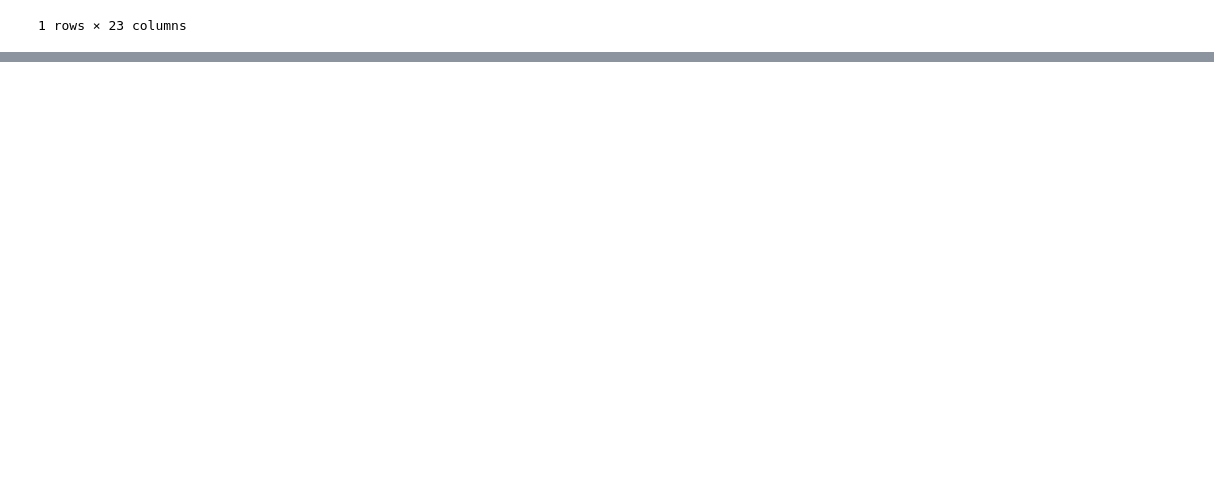
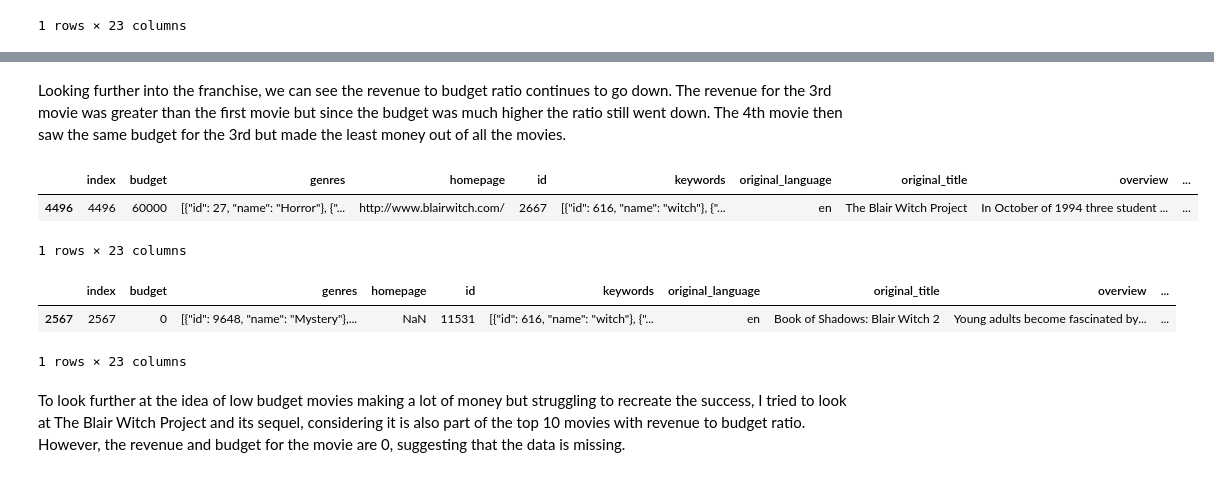
Before and after one commit to ldearlove/TMDB_project, a Jupyter notebook: TMDB_Liam_Final.ipynb, the cells around one changed output, grey strips where cells are left out. Cells and saved outputs as stored; diff of their text form; code cells hidden in the pictures; blank space fills up the shorter version.

```diff
--- a/TMDB_Liam_Final.ipynb
+++ b/TMDB_Liam_Final.ipynb
@@ -308,0 +315,16 @@ ratio_df[(ratio_df['title'] == 'Paranormal Activity')]
+# %% [markdown]
+Looking further into the franchise, we can see the revenue to budget ratio continues to go down. The revenue for the 3rd movie was greater than the first movie but since the budget was much higher the ratio still went down. The 4th movie then saw the same budget for the 3rd but made the least money out of all the movies.
+# %%
+ratio_df[(ratio_df['title'] == 'The Blair Witch Project')]
+# %% [output]
+|  | index | budget | genres | homepage | id | keywords | original_language | original_title | overview | ... |
+| 4496 | 4496 | 60000 | [{"id": 27, "name": "Horror"}, {"... | http://www.blairwitch.com/ | 2667 | [{"id": 616, "name": "witch"}, {"... | en | The Blair Witch Project | In October of 1994 three student ... | ... |
+1 rows × 23 columns
+# %%
+ratio_df[(ratio_df['title'] == 'Book of Shadows: Blair Witch 2')]
+# %% [output]
+|  | index | budget | genres | homepage | id | keywords | original_language | original_title | overview | ... |
+| 2567 | 2567 | 0 | [{"id": 9648, "name": "Mystery"},... | NaN | 11531 | [{"id": 616, "name": "witch"}, {"... | en | Book of Shadows: Blair Witch 2 | Young adults become fascinated by... | ... |
+1 rows × 23 columns
+# %% [markdown]
+To look further at the idea of low budget movies making a lot of money but struggling to recreate the success, I tried to look at The Blair Witch Project and its sequel, considering it is also part of the top 10 movies with revenue to budget ratio. However, the revenue and budget for the movie are 0, suggesting that the data is missing.
```
Also changed, not shown: parts of 18 cells of this notebook.
